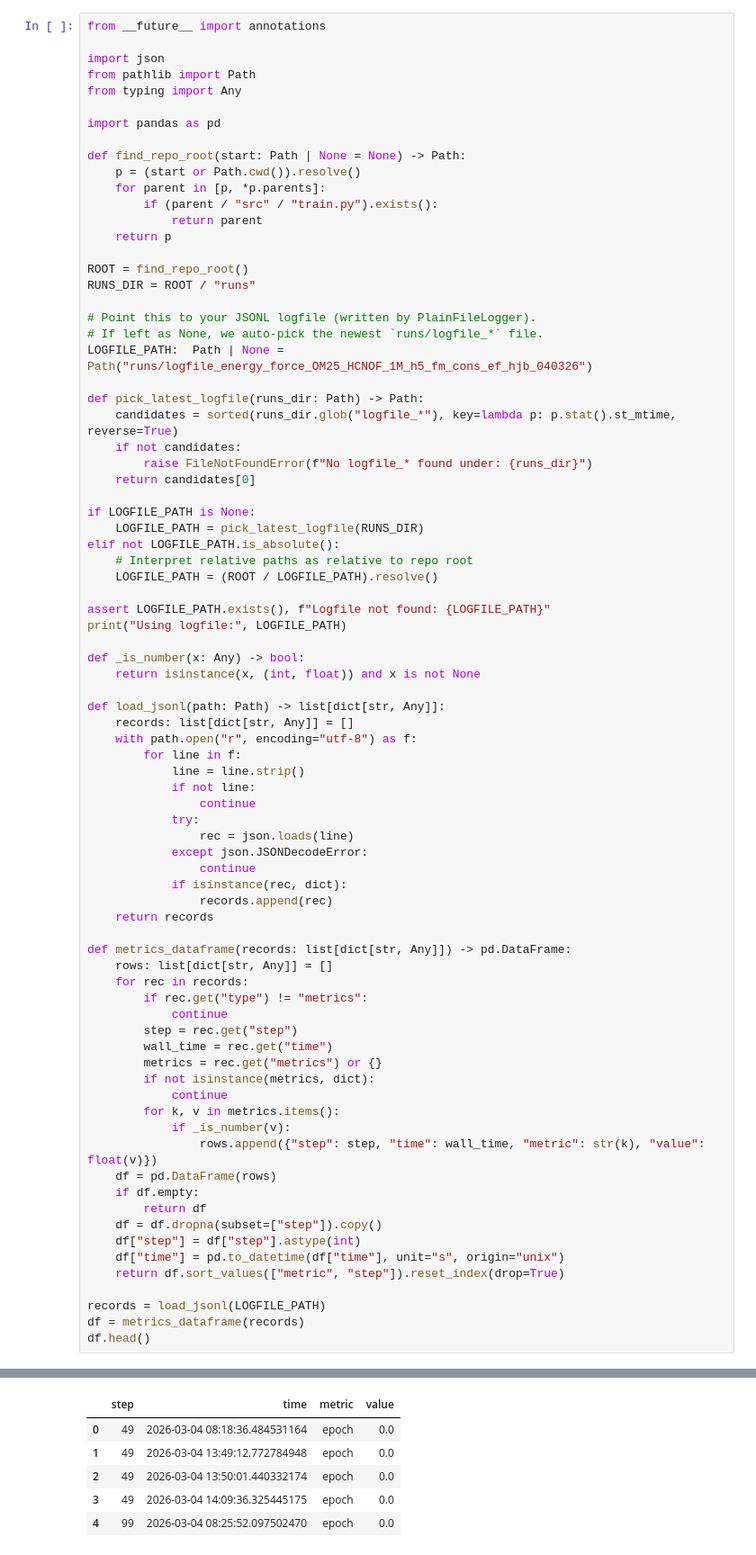
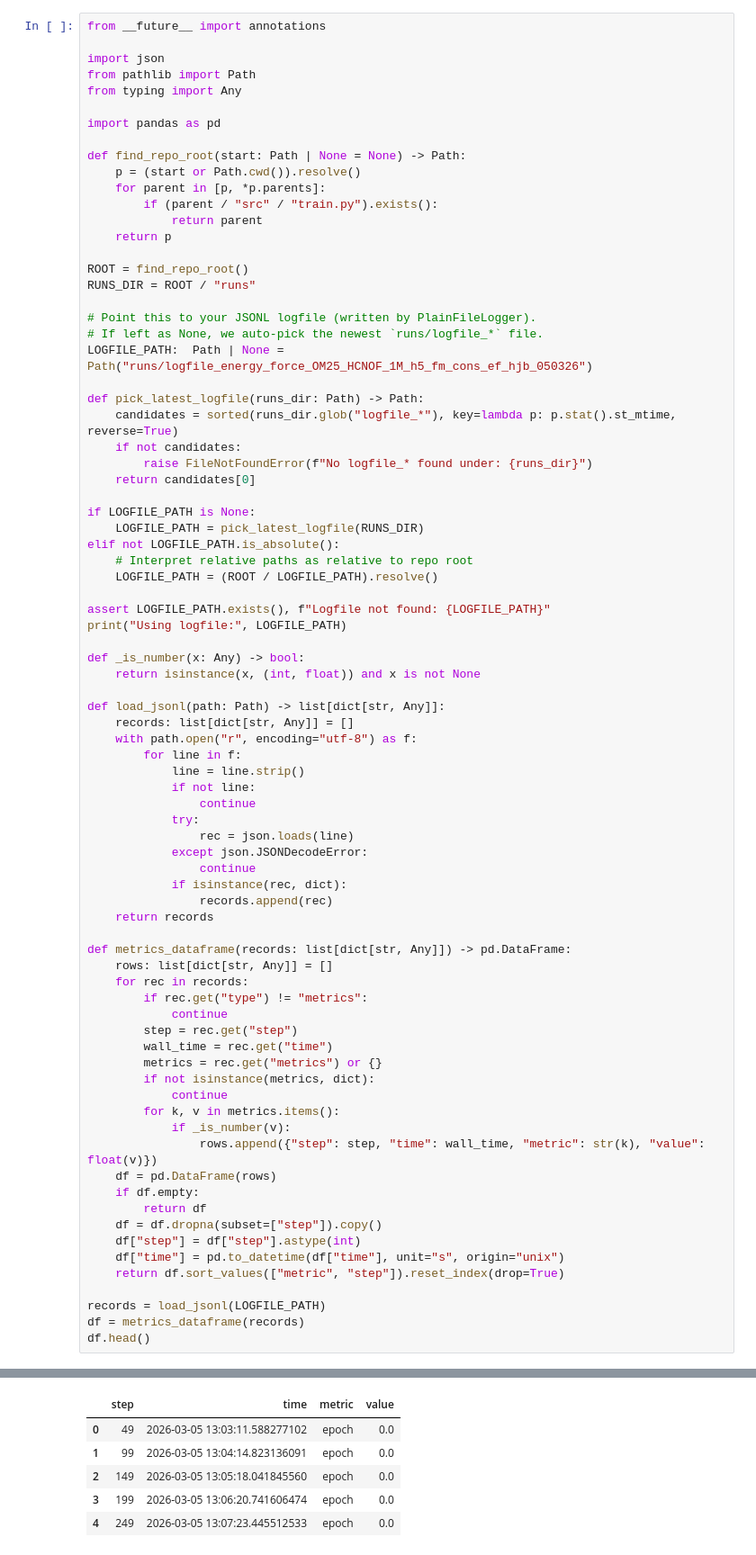
Before and after one commit to maximoffdev/DrugFlow, a Jupyter notebook: notebooks/plot_logfile.ipynb, the cells around one changed output, grey strips where cells are left out. Shown at 90% size. Saved outputs shown, nothing was run; the diff lists cells and outputs as text.

```diff
--- a/notebooks/plot_logfile.ipynb
+++ b/notebooks/plot_logfile.ipynb
@@ -27,7 +27,7 @@ RUNS_DIR = ROOT / "runs"
 
 # Point this to your JSONL logfile (written by PlainFileLogger).
 # If left as None, we auto-pick the newest `runs/logfile_*` file.
-LOGFILE_PATH:  Path | None = Path("runs/logfile_energy_force_OM25_HCNOF_1M_h5_fm_cons_ef_hjb_040326")
+LOGFILE_PATH:  Path | None = Path("runs/logfile_energy_force_OM25_HCNOF_1M_h5_fm_cons_ef_hjb_050326")
 
 def pick_latest_logfile(runs_dir: Path) -> Path:
     candidates = sorted(runs_dir.glob("logfile_*"), key=lambda p: p.stat().st_mtime, reverse=True)
@@ -91,9 +91,9 @@ Using logfile: /home/iwe67/PycharmProjects/DrugFlow/runs/logfile_energy_force_OM
 |  | step | time | metric | value |
-| 0 | 49 | 2026-03-04 08:18:36.484531164 | epoch | 0.0 |
-| 1 | 49 | 2026-03-04 13:49:12.772784948 | epoch | 0.0 |
-| 2 | 49 | 2026-03-04 13:50:01.440332174 | epoch | 0.0 |
-| 3 | 49 | 2026-03-04 14:09:36.325445175 | epoch | 0.0 |
-| 4 | 99 | 2026-03-04 08:25:52.097502470 | epoch | 0.0 |
+| 0 | 49 | 2026-03-05 13:03:11.588277102 | epoch | 0.0 |
+| 1 | 99 | 2026-03-05 13:04:14.823136091 | epoch | 0.0 |
+| 2 | 149 | 2026-03-05 13:05:18.041845560 | epoch | 0.0 |
+| 3 | 199 | 2026-03-05 13:06:20.741606474 | epoch | 0.0 |
+| 4 | 249 | 2026-03-05 13:07:23.445512533 | epoch | 0.0 |
 # %%
 # Quick sanity checks / overview
 print(f"Loaded {len(records):,} JSONL records")
```
Also changed, not shown: parts of 3 cells of this notebook, 4 other files.
